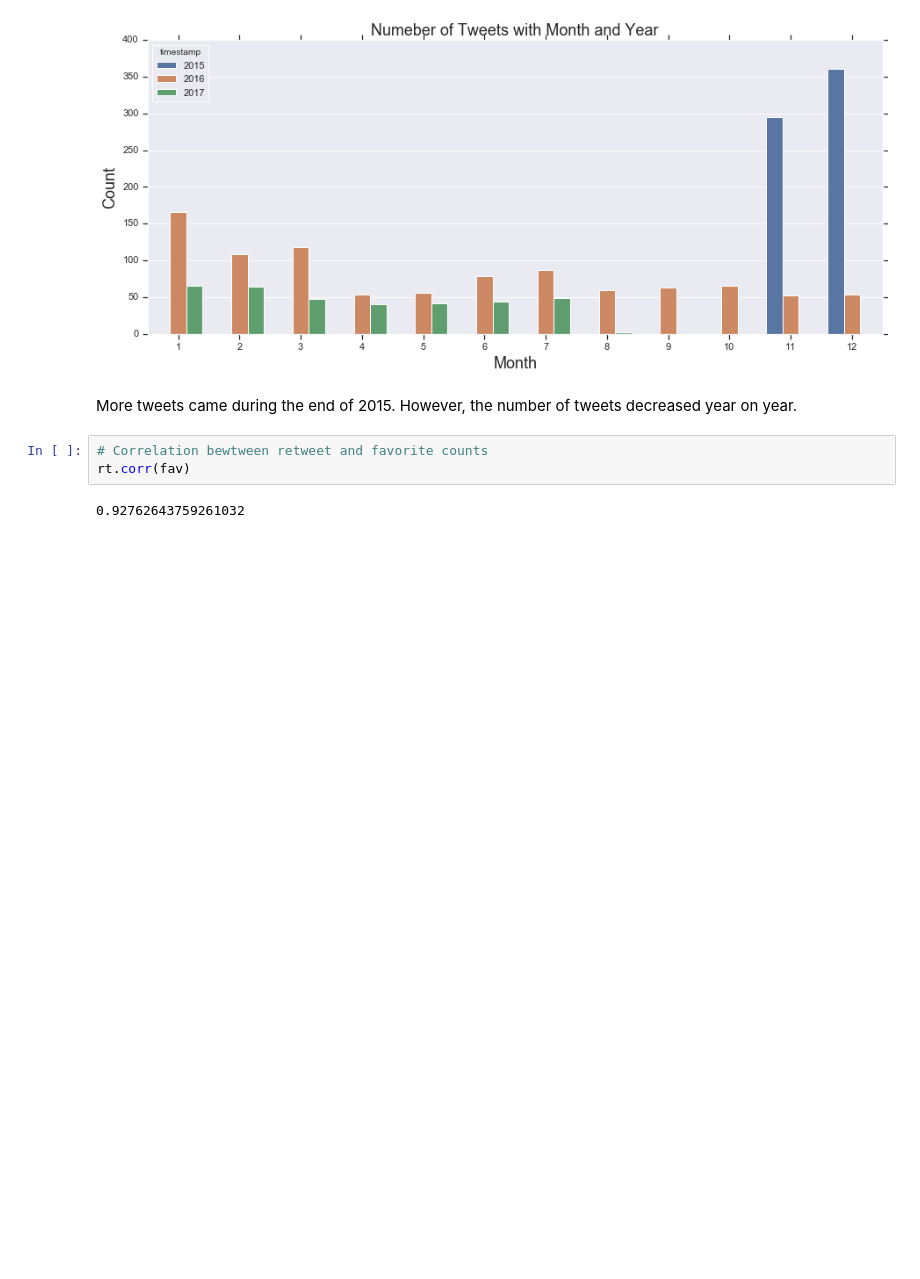
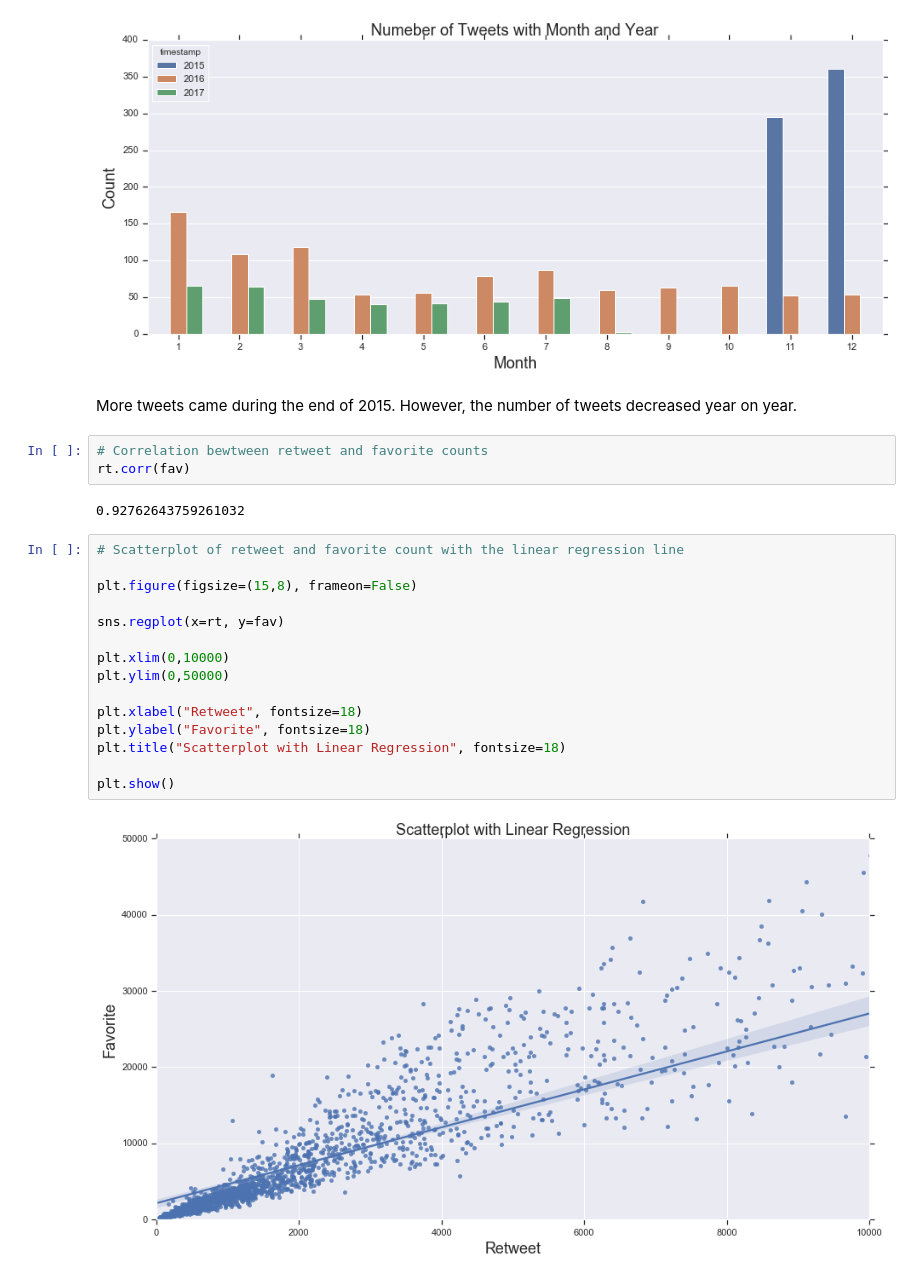
Before and after one commit to rohit-yadav/we_rate_dogs, a Jupyter notebook: we_rate_dogs.ipynb, the cells around one changed output. Cells and saved outputs as stored; diff of their text form; blank space fills up the shorter version.

Commit message:
Viz: Regression plot

```diff
--- a/we_rate_dogs.ipynb
+++ b/we_rate_dogs.ipynb
@@ -1019,3 +1019,20 @@ More tweets came during the end of 2015. However, the number of tweets decreased
 rt.corr(fav)
 # %% [output]
 0.92762643759261032
+# %%
+# Scatterplot of retweet and favorite count with the linear regression line
+
+plt.figure(figsize=(15,8), frameon=False)
+
+sns.regplot(x=rt, y=fav)
+
+plt.xlim(0,10000)
+plt.ylim(0,50000)
+
+plt.xlabel("Retweet", fontsize=18)
+plt.ylabel("Favorite", fontsize=18)
+plt.title("Scatterplot with Linear Regression", fontsize=18)
+
+plt.show()
+# %% [output]
+[figure, added]
```
Also changed, not shown: 2 other files.
